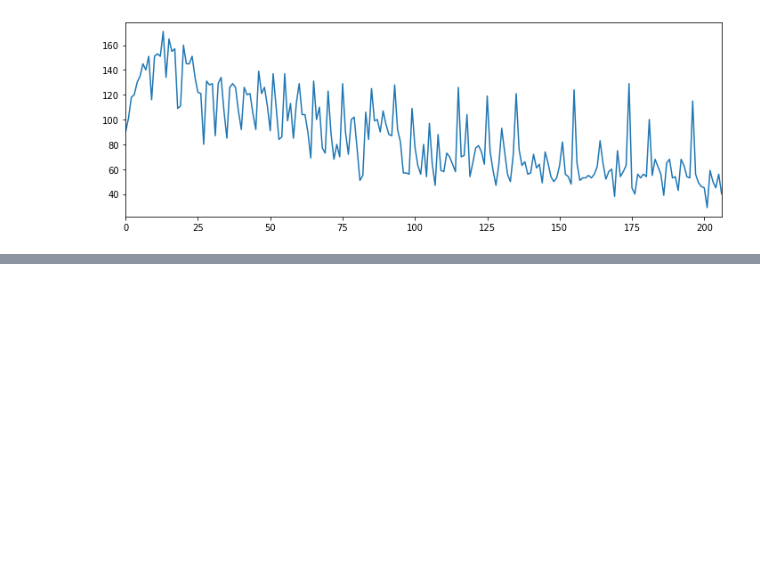
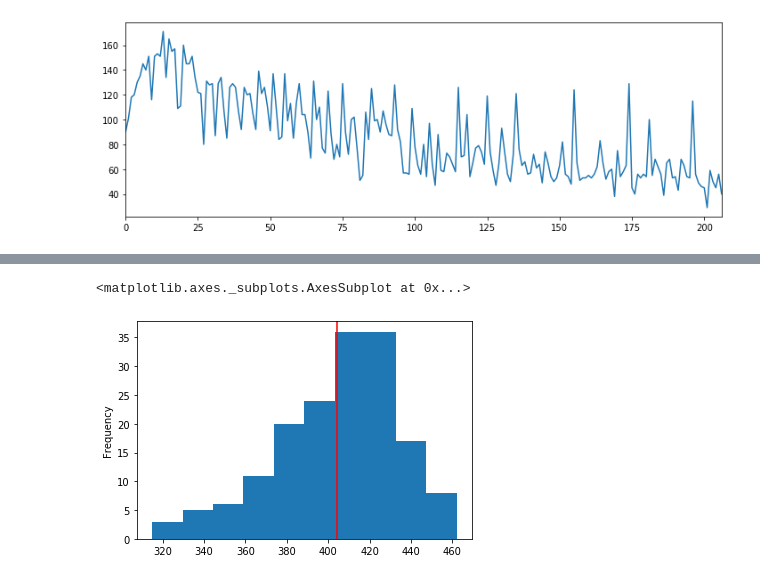
Before and after one commit to ducksfrogs/jpObent, a Jupyter notebook: jup/toPlot.ipynb, the cells around one changed output, grey strips where cells are left out. Cells and saved outputs as stored; diff of their text form; code cells hidden in the pictures; blank space fills up the shorter version.

```diff
--- a/jup/Untitled.ipynb
+++ b/jup/toPlot.ipynb
@@ -327,0 +339,6 @@ train['y'].plot(figsize=(12,4))
+# %%
+plt.axvline(x=train['kcal'].mean(), color='red')
+train['kcal'].plot.hist()
+# %% [output]
+<matplotlib.axes._subplots.AxesSubplot at 0x...>
+[figure, added]
```
Also changed, not shown: parts of 4 cells of this notebook, 1 other file.
